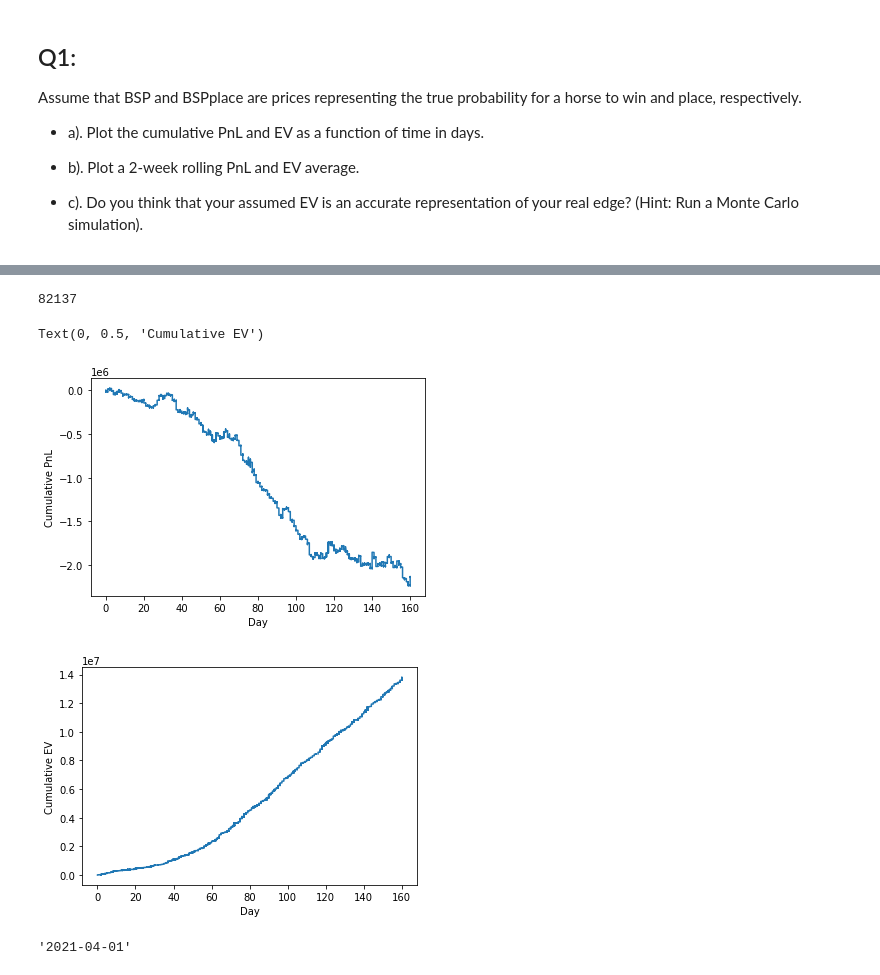
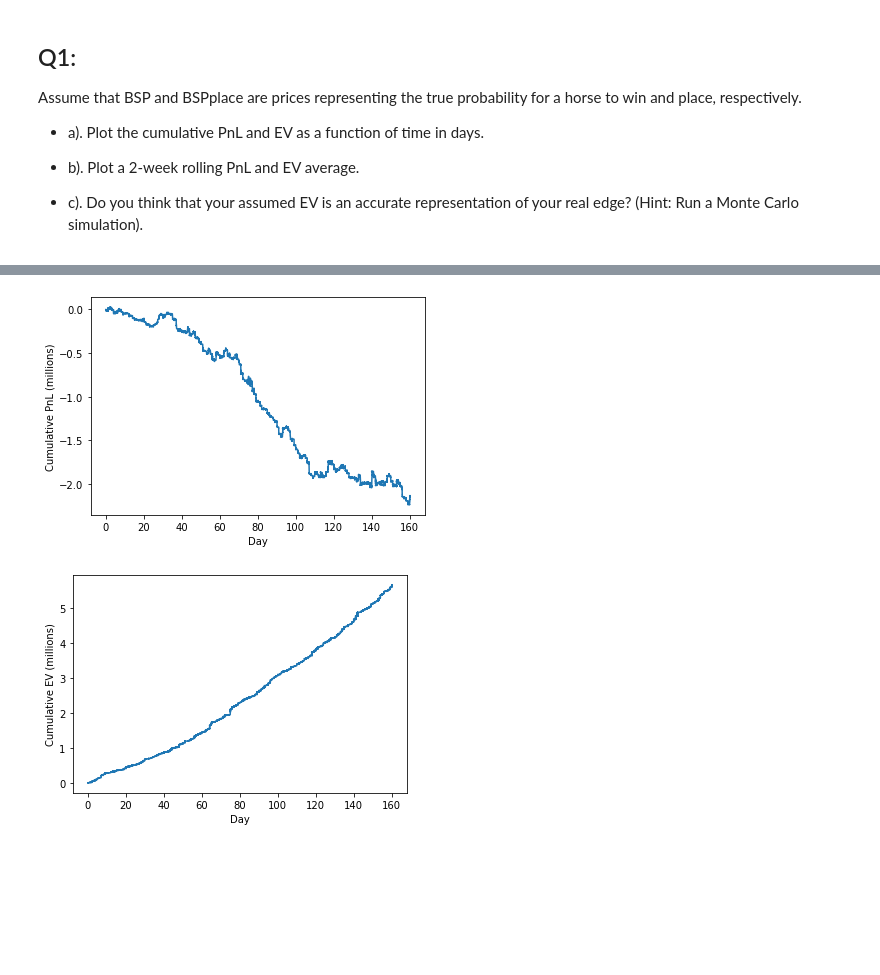
Before and after one commit to jaimesabalimperial/whiteswandata, a Jupyter notebook: exercise2.ipynb, the cells around one changed output, grey strips where cells are left out. Drawn from its saved outputs; the diff is of its cells as text; code cells hidden in the pictures; blank space fills up the shorter version.

```diff
--- a/exercise2.ipynb
+++ b/exercise2.ipynb
@@ -73,11 +76,12 @@ p = runner_bets_df['Placed']
 T = runner_bets_df['Terms']
 d = runner_bets_df['Deduction']
 b_p = runner_bets_df['BSPplace']
-p_w = (1 / b + e*(1 / b_p))
+p_w = 1 / b
+p_wplace = 1 / b_p
 
 #calculate PnL and EV
 runner_bets_df['PnL'] = s * ((b - d)*w + (1 / (T + 1 - e)) * b_p * p * e - (1 + e))
-runner_bets_df['EV'] = p_w * s * (b - d + (1 / (T + 1 - e)) * b_p * p * e) - s * (1 - p_w) * (1 + e)
+runner_bets_df['EV'] = p_w * s * (b - d) + p_wplace * (1 / (T + 1 - e)) * b_p * e - s * (1 - p_w + e * (1 - p_wplace))
 # %%
 runner_bets_df
 # %% [output]
@@ -113,11 +101,12 @@ runner_bets_df[runner_bets_df['EW'] == np.ones(len(runner_bets_df))]
 # %%
 #convert dates to day number and add column
 import datetime
-dates_list = [datetime.datetime.strptime(date, '%Y-%m-%d').date() for date in runner_bets_df['Date']]
+dates_list = [datetime.datetime.strptime(date + '-' + time, '%Y-%m-%d-%H:%M') for date, time in zip(runner_bets_df['Date'], runner_bets_df['Time_Placed'])]
 d0 = dates_list[0]
-days = [(date - d0).days for date in dates_list]
+days = [(date - d0).days + ((date - d0).seconds % (3600*24)) / (3600*24) for date in dates_list]
 runner_bets_df['Day'] = days
 
 #make column for cumulative PnL and EV
 runner_bets_df['Cumulative PnL'] = np.cumsum(runner_bets_df['PnL'])
 runner_bets_df['Cumulative EV'] = np.cumsum(runner_bets_df['EV'])
+runner_bets_df
@@ -124,22 +127,13 @@ runner_bets_df['Cumulative EV'] = np.cumsum(runner_bets_df['EV'])
-# %%
-len(runner_bets_df)
-# %% [output]
-82137
 # %%
 plt.figure()
-plt.plot(runner_bets_df['Day'], runner_bets_df['Cumulative PnL'], label='Cumulative PnL')
+plt.plot(runner_bets_df['Day'], runner_bets_df['Cumulative PnL'] / 1e6, label='Cumulative PnL')
 plt.xlabel('Day')
-plt.ylabel('Cumulative PnL')
+plt.ylabel('Cumulative PnL (millions)')
 
 plt.figure()
-plt.plot(runner_bets_df['Day'], runner_bets_df['Cumulative EV'], label='Cumulative EV')
+plt.plot(runner_bets_df['Day'], runner_bets_df['Cumulative EV'] / 1e6, label='Cumulative EV')
 plt.xlabel('Day')
-plt.ylabel('Cumulative EV')
+plt.ylabel('Cumulative EV (millions)');
 # %% [output]
-Text(0, 0.5, 'Cumulative EV')
-[figure, old version]
+[figure, new version]
-[figure, old version]
+[figure, new version]
-# %%
-runner_bets_df['Date'][0]
-# %% [output]
-'2021-04-01'
```
Also changed, not shown: parts of 7 cells of this notebook, 1 other file.
